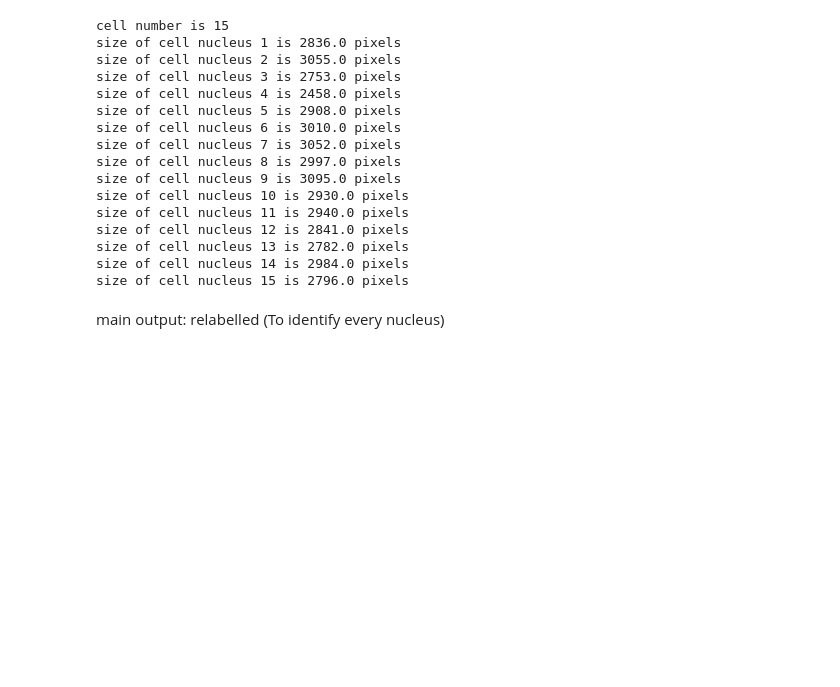
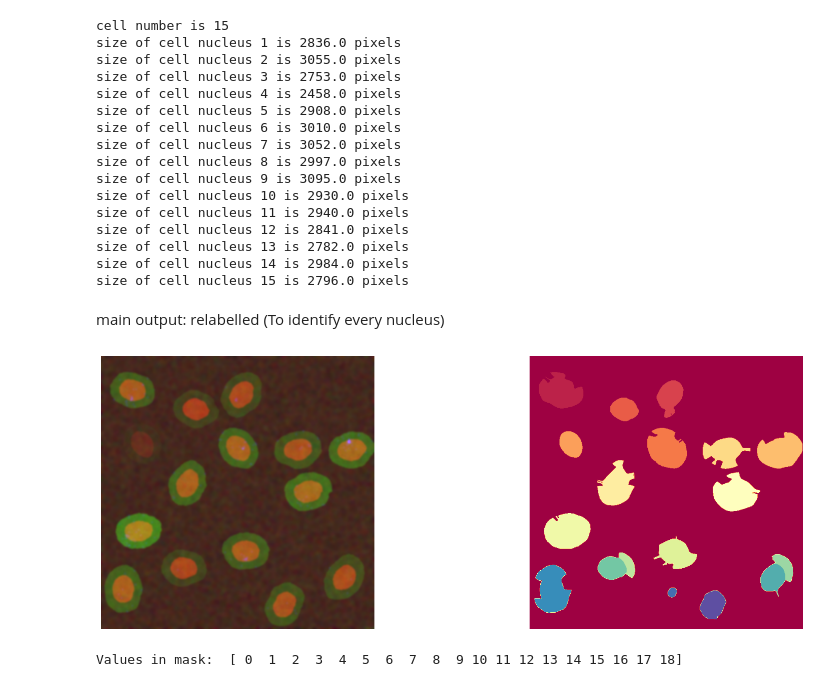
Before and after one commit to Munsky/UQbio2024_Team3, a Jupyter notebook: Codes/nucleus_seg_2.ipynb, the cells around one changed output. Cells and saved outputs as stored; diff of their text form; code cells hidden in the pictures; blank space fills up the shorter version.

Commit message:
1st 3 channel nuclei segmentation try

```diff
--- a/Codes/nucleus_seg_2.ipynb
+++ b/Codes/nucleus_seg_2.ipynb
@@ -21,7 +21,7 @@ figName = '../Drug7_1000nM/rep1_FOV1.tif'
 img = imread(str(figName))
 type(img)
 #use the first frame of the red channel
-gray=img[0,:,:,0]
+gray = img[0, :, :, :3]
 # %%
 from skimage import filters
 import numpy as np
@@ -105,3 +105,19 @@ size of cell nucleus 14 is 2984.0 pixels
 size of cell nucleus 15 is 2796.0 pixels
 # %% [markdown]
 main output: relabelled (To identify every nucleus)
+# %%
+#
+from cellpose import plot, models
+model = models.Cellpose(model_type='cyto') # model_type='cyto' or model_type='nuclei'
+masks  = model.eval(gray, diameter=25)[0]
+# Plotting each one of the 3 colors independently
+fig, ax = plt.subplots(1,2, figsize=(20, 7))
+ax[0].imshow(gray,cmap='Greys_r')
+ax[1].imshow(masks,cmap='Spectral')
+ax[0].axis('off')
+ax[1].axis('off')
+plt.show()
+print('Values in mask: ', np.unique (masks))
+# %% [output]
+[figure, added]
+Values in mask:  [ 0  1  2  3  4  5  6  7  8  9 10 11 12 13 14 15 16 17 18]
```
